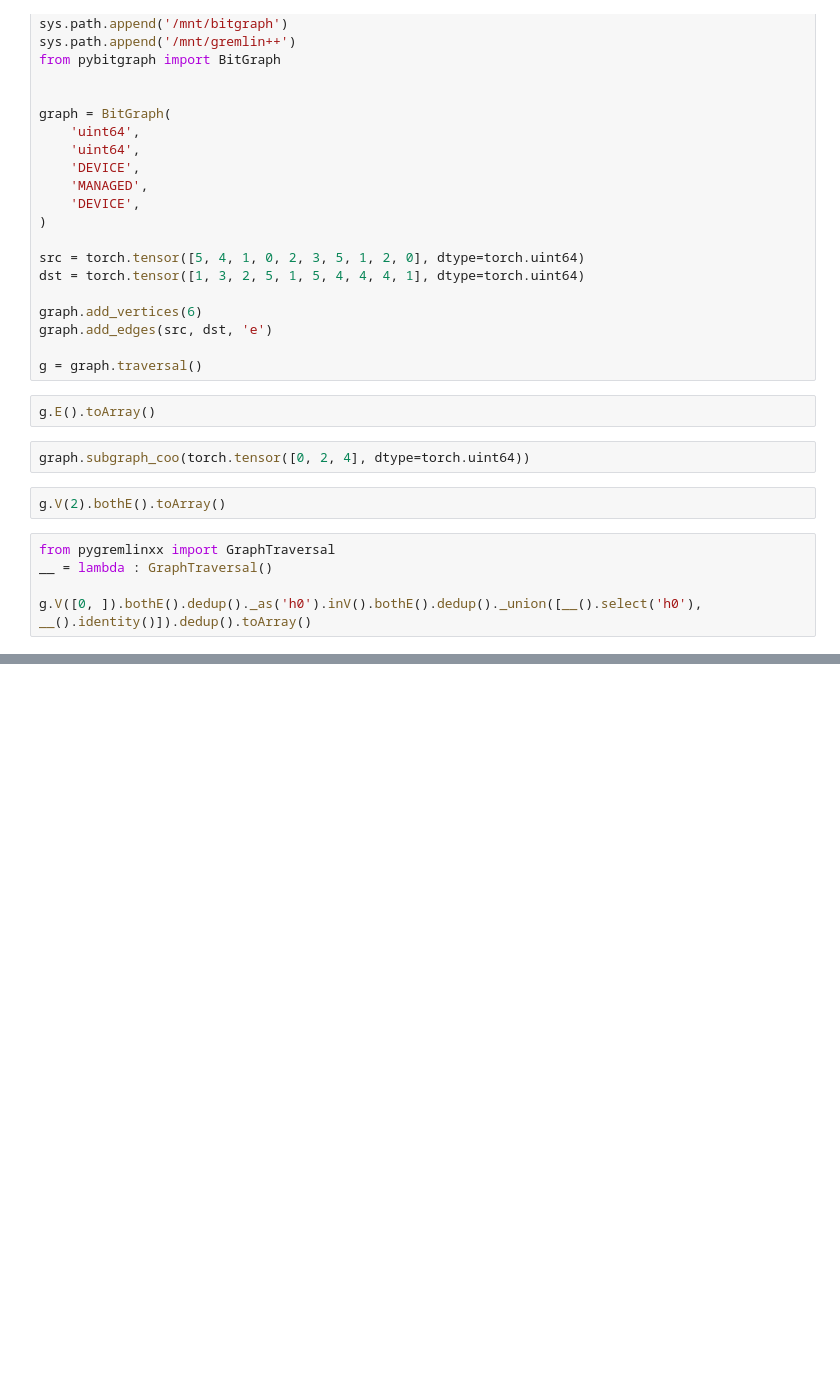
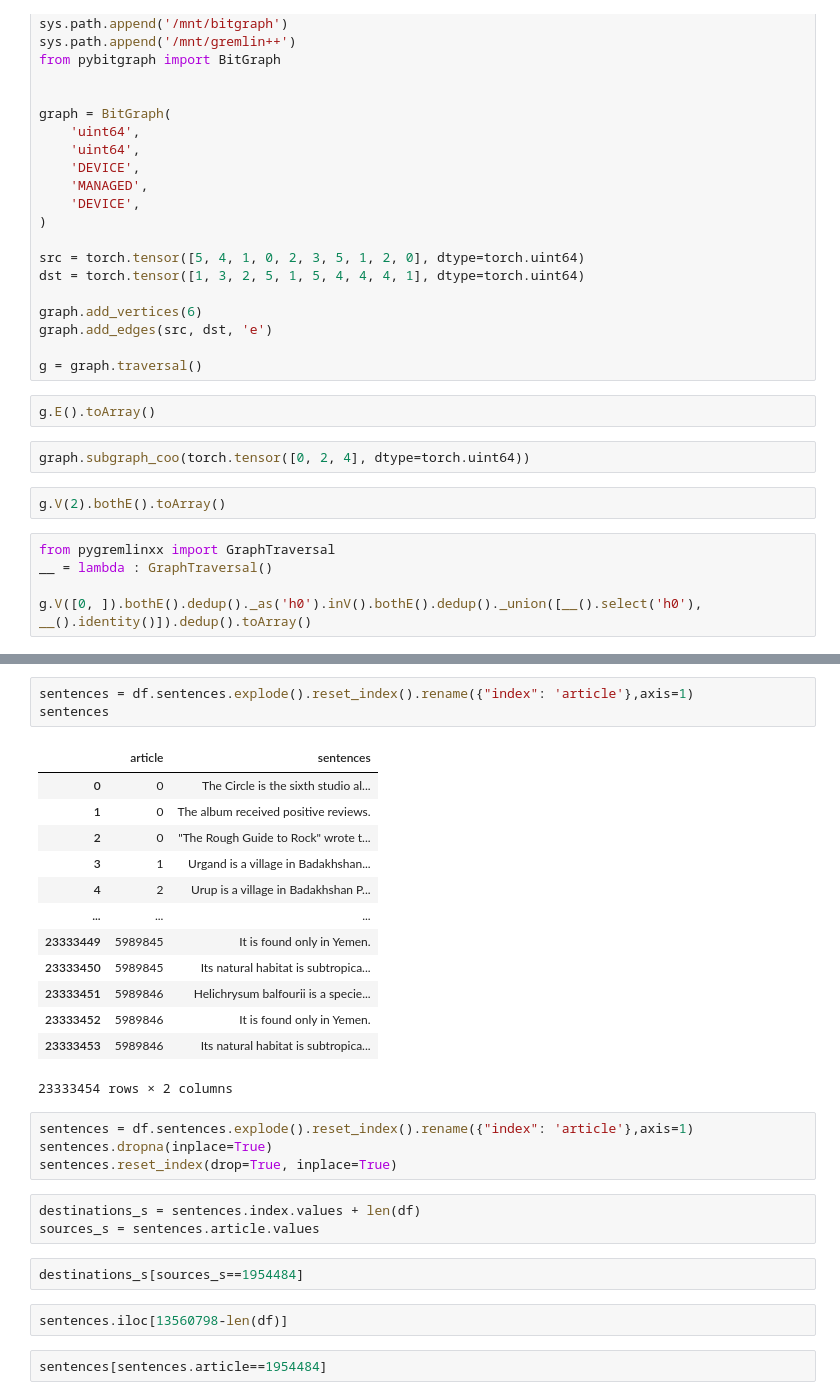
Before and after one commit to bgamer50/BitGraph, a Jupyter notebook: examples/rag_demo.ipynb, the cells around one changed output, grey strips where cells are left out. Drawn from its saved outputs; the diff is of its cells as text; blank space fills up the shorter version.

```diff
--- a/examples/rag_demo.ipynb
+++ b/examples/rag_demo.ipynb
@@ -409,0 +483,30 @@ g.V([0, ]).bothE().dedup()._as('h0').inV().bothE().dedup()._union([__().select('
+# %%
+sentences = df.sentences.explode().reset_index().rename({"index": 'article'},axis=1)
+sentences
+# %% [output]
+|  | article | sentences |
+| 0 | 0 | The Circle is the sixth studio al... |
+| 1 | 0 | The album received positive reviews. |
+| 2 | 0 | "The Rough Guide to Rock" wrote t... |
+| 3 | 1 | Urgand is a village in Badakhshan... |
+| 4 | 2 | Urup is a village in Badakhshan P... |
+| ... | ... | ... |
+| 23333449 | 5989845 | It is found only in Yemen. |
+| 23333450 | 5989845 | Its natural habitat is subtropica... |
+| 23333451 | 5989846 | Helichrysum balfourii is a specie... |
+| 23333452 | 5989846 | It is found only in Yemen. |
+| 23333453 | 5989846 | Its natural habitat is subtropica... |
+23333454 rows × 2 columns
+# %%
+sentences = df.sentences.explode().reset_index().rename({"index": 'article'},axis=1)
+sentences.dropna(inplace=True)
+sentences.reset_index(drop=True, inplace=True)
+# %%
+destinations_s = sentences.index.values + len(df)
+sources_s = sentences.article.values
+# %%
+destinations_s[sources_s==1954484]
+# %%
+sentences.iloc[13560798-len(df)]
+# %%
+sentences[sentences.article==1954484]
```
Also changed, not shown: parts of 44 cells of this notebook, 8 other files.
